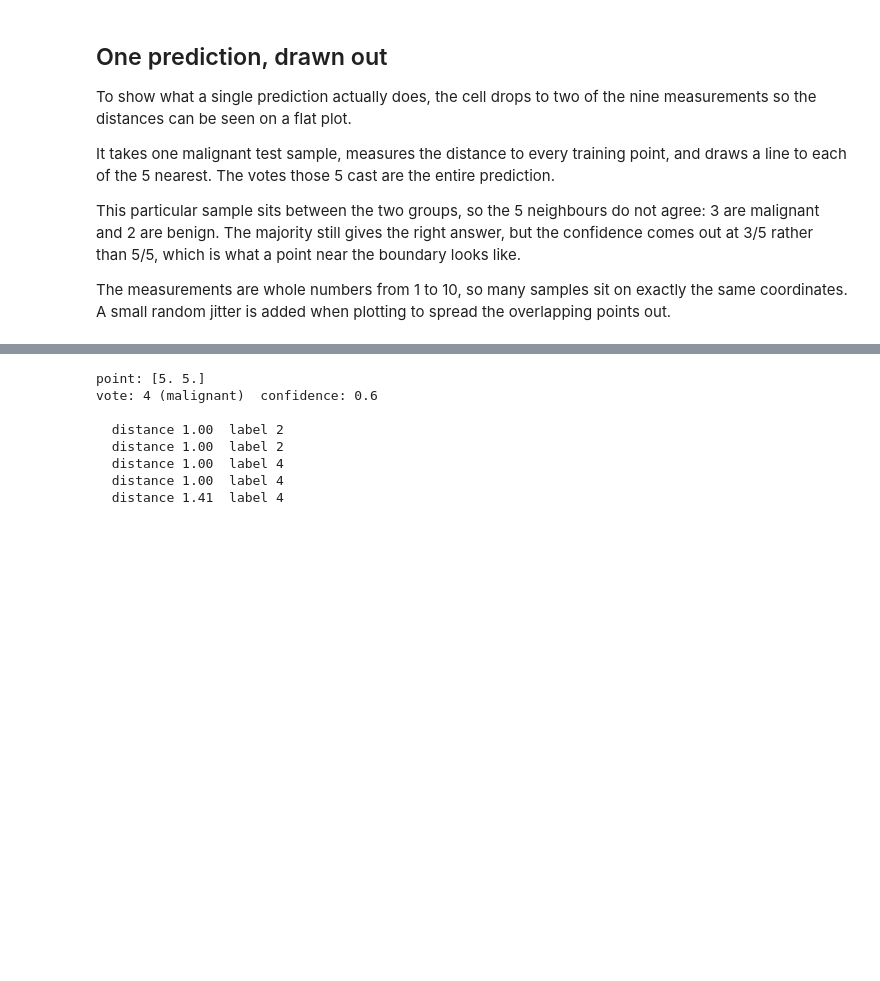
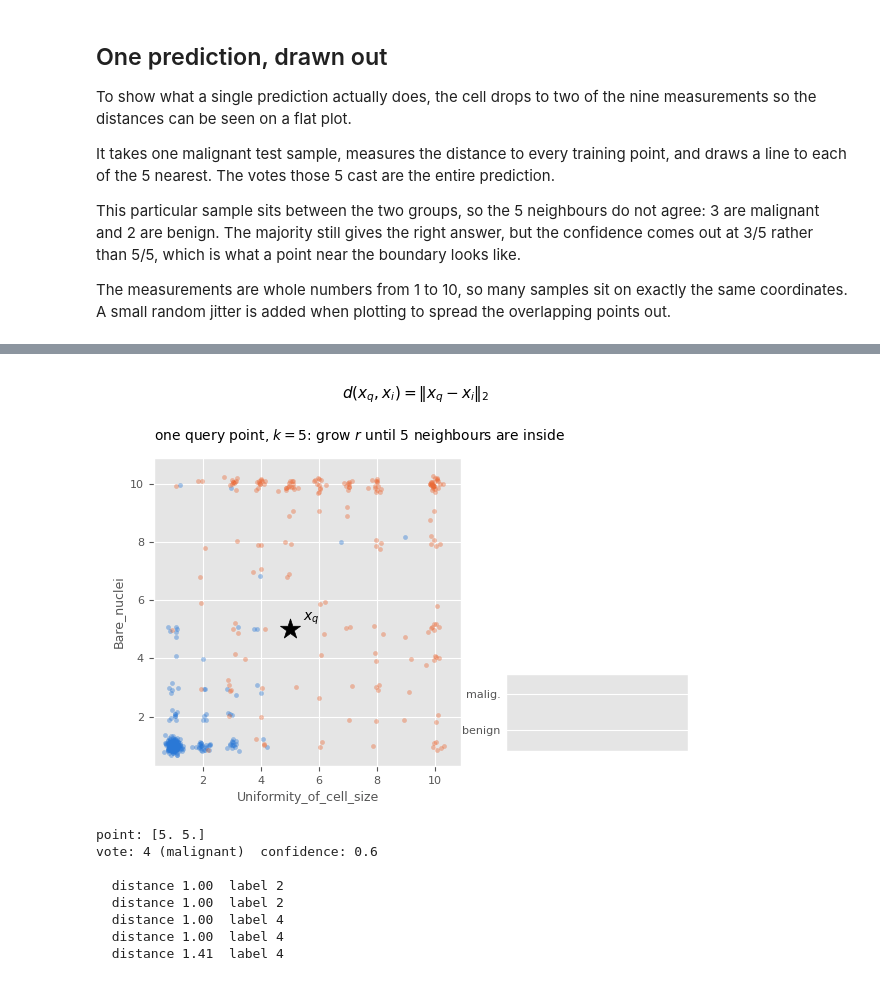
Before and after one commit to darthvader58/Machine_Learning_From_Scratch, a Jupyter notebook: classification/k_nearest_neighbors.ipynb, the cells around one changed output, grey strips where cells are left out. Saved outputs shown, nothing was run; the diff lists cells and outputs as text; code cells hidden in the pictures; blank space fills up the shorter version.

Commit message:
Animate the KNN query ball growing to k neighbours and the resulting vote

```diff
--- a/classification/k_nearest_neighbors.ipynb
+++ b/classification/k_nearest_neighbors.ipynb
@@ -183,3 +196,8 @@ coordinates. A small random jitter is added when plotting to spread the overlapp
+# %%
+from IPython.display import Image
+Image(filename='../animations/gifs/knn_vote.gif')
+# %% [output]
+[figure, added]
 # %%
 f1, f2 = 1, 5   # uniformity of cell size, bare nuclei
 
```
Also changed, not shown: parts of 1 cell of this notebook, 2 other files.
